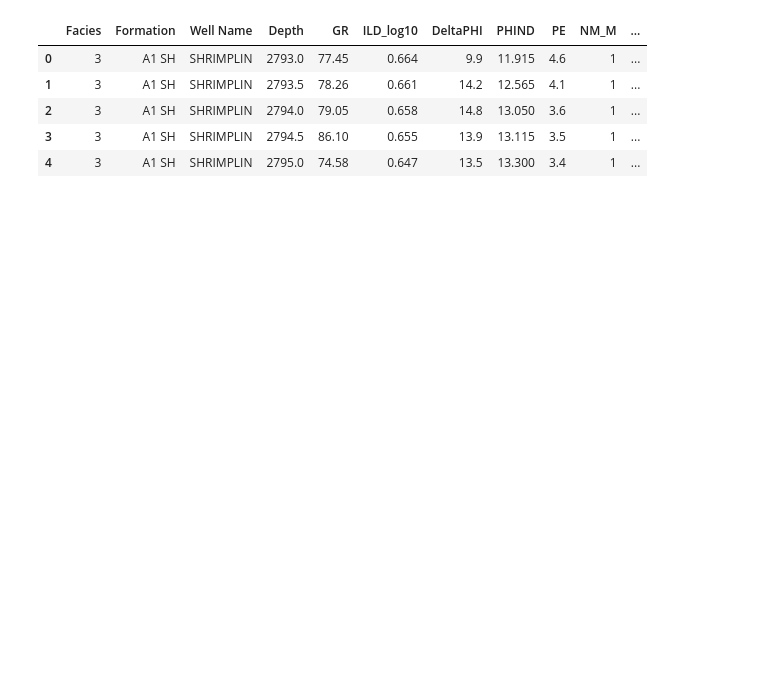
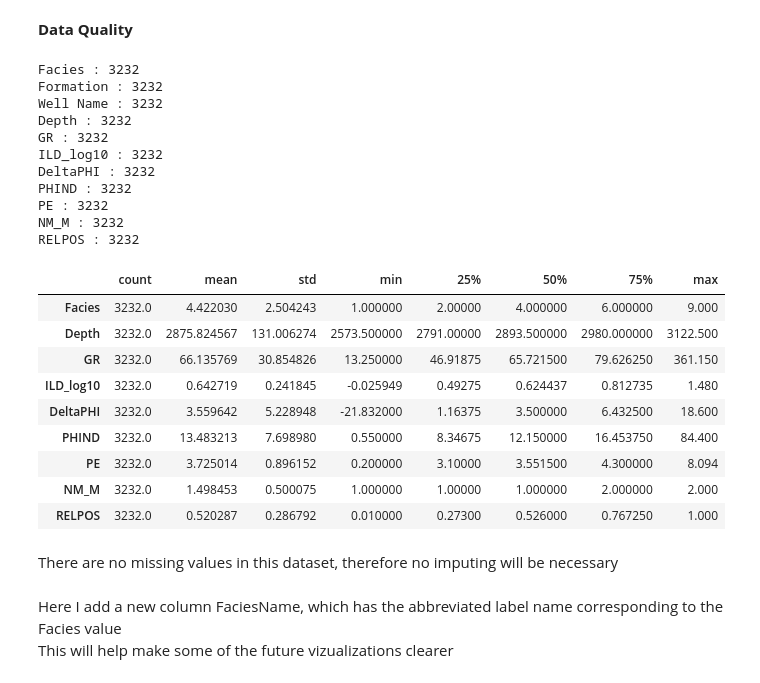
Before and after one commit to naoufaliennadi/smlfinalproject, a Jupyter notebook: mysupercoolproject.ipynb, the cells around one changed output. Cells and saved outputs as stored; diff of their text form; code cells hidden in the pictures; blank space fills up the shorter version.

```diff
--- a/mysupercoolproject.ipynb
+++ b/mysupercoolproject.ipynb
@@ -3,0 +31,3 @@ import numpy as np
+# %%
+df = pd.read_csv("https://raw.githubusercontent.com/naoufaliennadi/smlfinalproject/refs/heads/main/facies_data.csv")
+df.head()
@@ -26,10 +71,33 @@ The nine discrete facies (classes of rocks) are:
-# %%
-df = pd.read_csv("facies_data.csv")
-df.head()
-# %% [output]
-|  | Facies | Formation | Well Name | Depth | GR | ILD_log10 | DeltaPHI | PHIND | PE | NM_M | ... |
-| 0 | 3 | A1 SH | SHRIMPLIN | 2793.0 | 77.45 | 0.664 | 9.9 | 11.915 | 4.6 | 1 | ... |
-| 1 | 3 | A1 SH | SHRIMPLIN | 2793.5 | 78.26 | 0.661 | 14.2 | 12.565 | 4.1 | 1 | ... |
-| 2 | 3 | A1 SH | SHRIMPLIN | 2794.0 | 79.05 | 0.658 | 14.8 | 13.050 | 3.6 | 1 | ... |
-| 3 | 3 | A1 SH | SHRIMPLIN | 2794.5 | 86.10 | 0.655 | 13.9 | 13.115 | 3.5 | 1 | ... |
-| 4 | 3 | A1 SH | SHRIMPLIN | 2795.0 | 74.58 | 0.647 | 13.5 | 13.300 | 3.4 | 1 | ... |
+# %% [markdown]
+**Data Quality**
+# %%
+for column in df.columns:
+    print(column+" :", len(df[column].dropna()))
+df.describe().transpose()
+# %% [output]
+Facies : 3232
+Formation : 3232
+Well Name : 3232
+Depth : 3232
+GR : 3232
+ILD_log10 : 3232
+DeltaPHI : 3232
+PHIND : 3232
+PE : 3232
+NM_M : 3232
+RELPOS : 3232
+|  | count | mean | std | min | 25% | 50% | 75% | max |
+| Facies | 3232.0 | 4.422030 | 2.504243 | 1.000000 | 2.00000 | 4.000000 | 6.000000 | 9.000 |
+| Depth | 3232.0 | 2875.824567 | 131.006274 | 2573.500000 | 2791.00000 | 2893.500000 | 2980.000000 | 3122.500 |
+| GR | 3232.0 | 66.135769 | 30.854826 | 13.250000 | 46.91875 | 65.721500 | 79.626250 | 361.150 |
+| ILD_log10 | 3232.0 | 0.642719 | 0.241845 | -0.025949 | 0.49275 | 0.624437 | 0.812735 | 1.480 |
+| DeltaPHI | 3232.0 | 3.559642 | 5.228948 | -21.832000 | 1.16375 | 3.500000 | 6.432500 | 18.600 |
+| PHIND | 3232.0 | 13.483213 | 7.698980 | 0.550000 | 8.34675 | 12.150000 | 16.453750 | 84.400 |
+| PE | 3232.0 | 3.725014 | 0.896152 | 0.200000 | 3.10000 | 3.551500 | 4.300000 | 8.094 |
+| NM_M | 3232.0 | 1.498453 | 0.500075 | 1.000000 | 1.00000 | 1.000000 | 2.000000 | 2.000 |
+| RELPOS | 3232.0 | 0.520287 | 0.286792 | 0.010000 | 0.27300 | 0.526000 | 0.767250 | 1.000 |
+# %% [markdown]
+There are no missing values in this dataset, therefore no imputing will be necessary
+# %% [markdown]
+Here I add a new column FaciesName, which has the abbreviated label name corresponding to the Facies value
+This will help make some of the future vizualizations clearer
```
Also changed, not shown: parts of 40 cells of this notebook.
